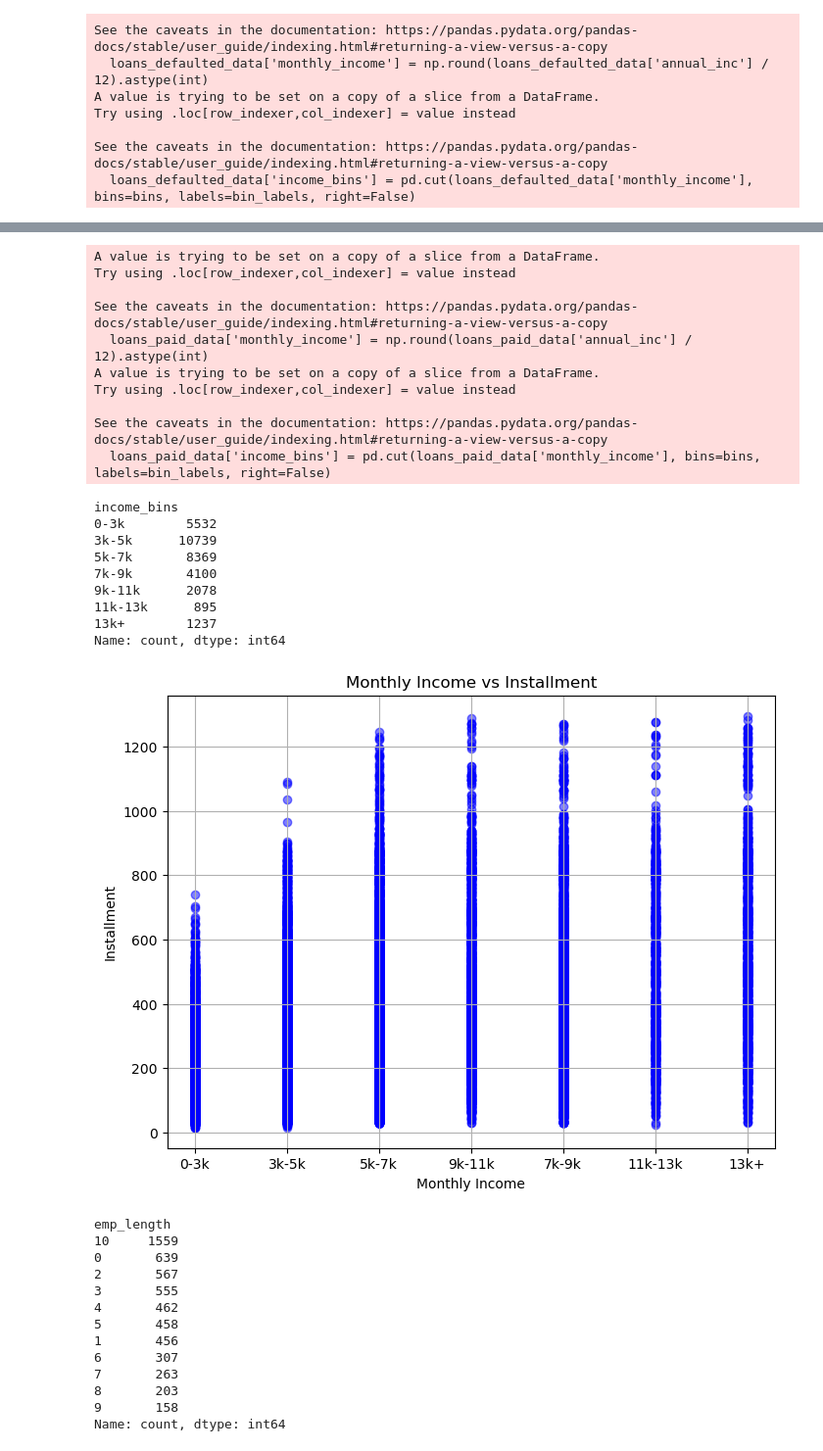
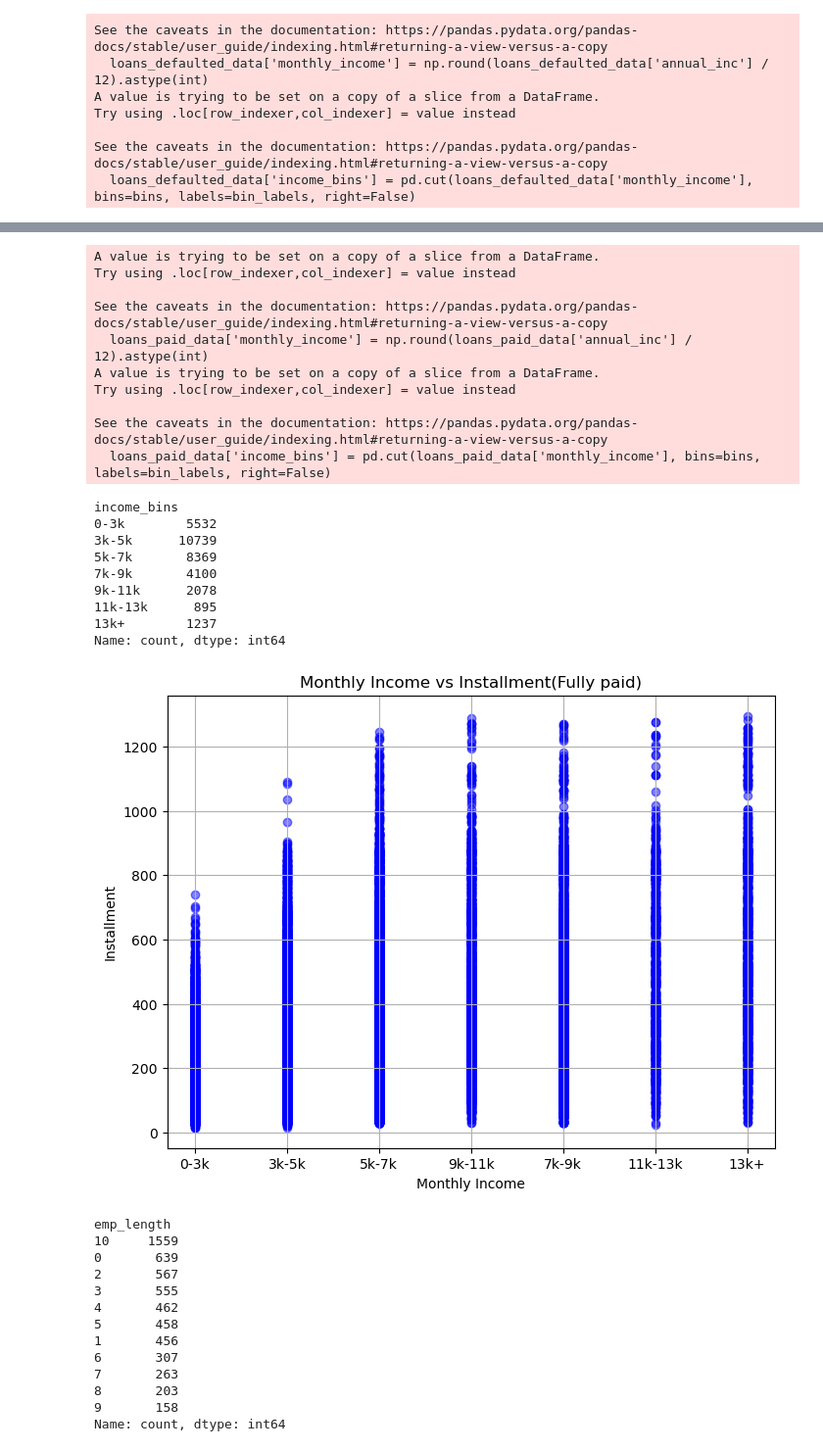
Before and after one commit to Rawoof821/LendingclubCaseStudy, a Jupyter notebook: Neha_Rawoof_LendingCaseStudy.ipynb, the cells around one changed output, grey strips where cells are left out. Shown at 98% size. Cells and saved outputs as stored; diff of their text form; code cells hidden in the pictures.

```diff
--- a/Neha_Rawoof_LendingCaseStudy.ipynb
+++ b/Neha_Rawoof_LendingCaseStudy.ipynb
@@ -1007,0 +1117,23 @@ Name: dti, dtype: float64
+# %%
+bin_edges = [0, 20000, 40000, 60000, 80000, 100000, 200000, 5000000]
+bin_labels = ['0-20k', '20k-40k', '40k-60k', '60k-80k', '80k-100k', '100k-200k', '200k+']
+
+# Apply bins to loans_defaulted_data
+loans_paid_data['income_bins'] = pd.cut(loans_paid_data['annual_inc'], bins=bin_edges, labels=bin_labels)
+
+# Create a box plot with income bins
+plt.figure(figsize=(10, 8))
+
+# Use seaborn for box plot
+import seaborn as sns
+
+sns.boxplot(x='income_bins', y='loan_amnt', data=loans_paid_data, palette='Set3')
+
+# Labels and title
+plt.title('Loan Amount Distribution across Annual Income Bins for Fully paid Loans')
+plt.xlabel('Annual Income Bins')
+plt.ylabel('Loan Amount')
+
+plt.grid(True)
+plt.tight_layout()
+plt.show()
@@ -1227,35 +1367,35 @@ bin_counts = loans_paid_data['income_bins'].value_counts().sort_index()
 print(bin_counts)
 
 
 # Plotting monthly income vs installment for 'loans_paid_data'
 plt.figure(figsize=(8, 6))
 plt.scatter(loans_paid_data['income_bins'], loans_paid_data['installment'], color='b', alpha=0.5)
-plt.title('Monthly Income vs Installment')
+plt.title('Monthly Income vs Installment(Fully paid)')
 plt.xlabel('Monthly Income')
 plt.ylabel('Installment')
 plt.grid(True)
 plt.show()
 # %% [output]
 A value is trying to be set on a copy of a slice from a DataFrame.
 Try using .loc[row_indexer,col_indexer] = value instead
 
 See the caveats in the documentation: https://pandas.pydata.org/pandas-docs/stable/user_guide/indexing.html#returning-a-view-versus-a-copy
   loans_paid_data['monthly_income'] = np.round(loans_paid_data['annual_inc'] / 12).astype(int)
 A value is trying to be set on a copy of a slice from a DataFrame.
 Try using .loc[row_indexer,col_indexer] = value instead
 
 See the caveats in the documentation: https://pandas.pydata.org/pandas-docs/stable/user_guide/indexing.html#returning-a-view-versus-a-copy
   loans_paid_data['income_bins'] = pd.cut(loans_paid_data['monthly_income'], bins=bins, labels=bin_labels, right=False)
 income_bins
 0-3k        5532
 3k-5k      10739
 5k-7k       8369
 7k-9k       4100
 9k-11k      2078
 11k-13k      895
 13k+        1237
 Name: count, dtype: int64
-[figure, old version]
+[figure, new version]
 # %%
 # No conclusion can be drawn from above graphs
 # %%
```
Also changed, not shown: parts of 37 cells of this notebook.
